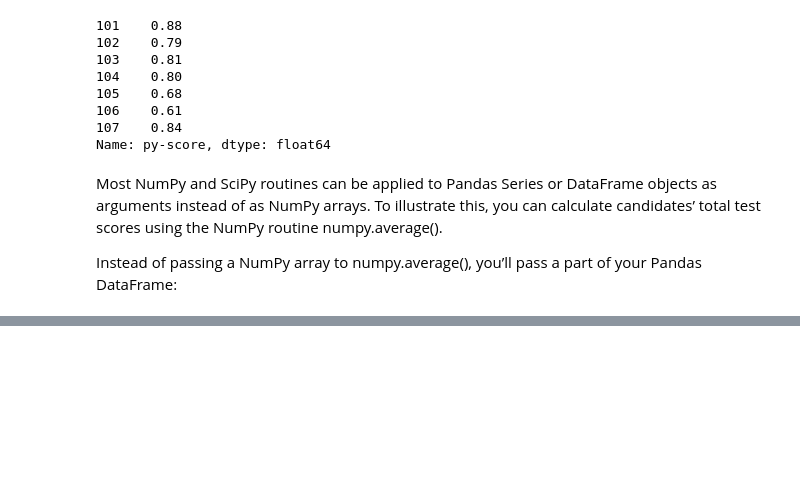
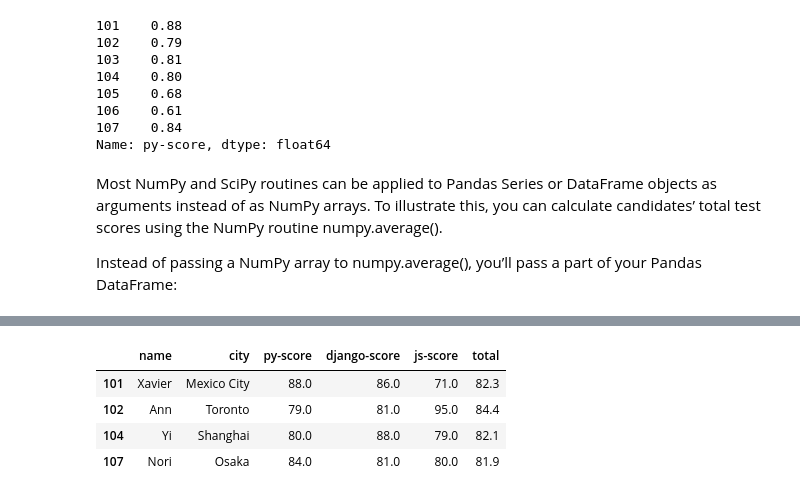
Before and after one commit to jahromi/TechTalk, a Jupyter notebook: python/notebooks/Pandas.ipynb, the cells around one changed output, grey strips where cells are left out. Saved outputs shown, nothing was run; the diff lists cells and outputs as text; code cells hidden in the pictures; blank space fills up the shorter version.

```diff
--- a/python/notebooks/Pandas.ipynb
+++ b/python/notebooks/Pandas.ipynb
@@ -379,0 +427,8 @@ Index(['name', 'city', 'py-score', 'django-score', 'js-score', 'total'], dtype='
+# %%
+df[df['django-score'] >= 80]
+# %% [output]
+|  | name | city | py-score | django-score | js-score | total |
+| 101 | Xavier | Mexico City | 88.0 | 86.0 | 71.0 | 82.3 |
+| 102 | Ann | Toronto | 79.0 | 81.0 | 95.0 | 84.4 |
+| 104 | Yi | Shanghai | 80.0 | 88.0 | 79.0 | 82.1 |
+| 107 | Nori | Osaka | 84.0 | 81.0 | 80.0 | 81.9 |
```
Also changed, not shown: parts of 18 cells of this notebook.
